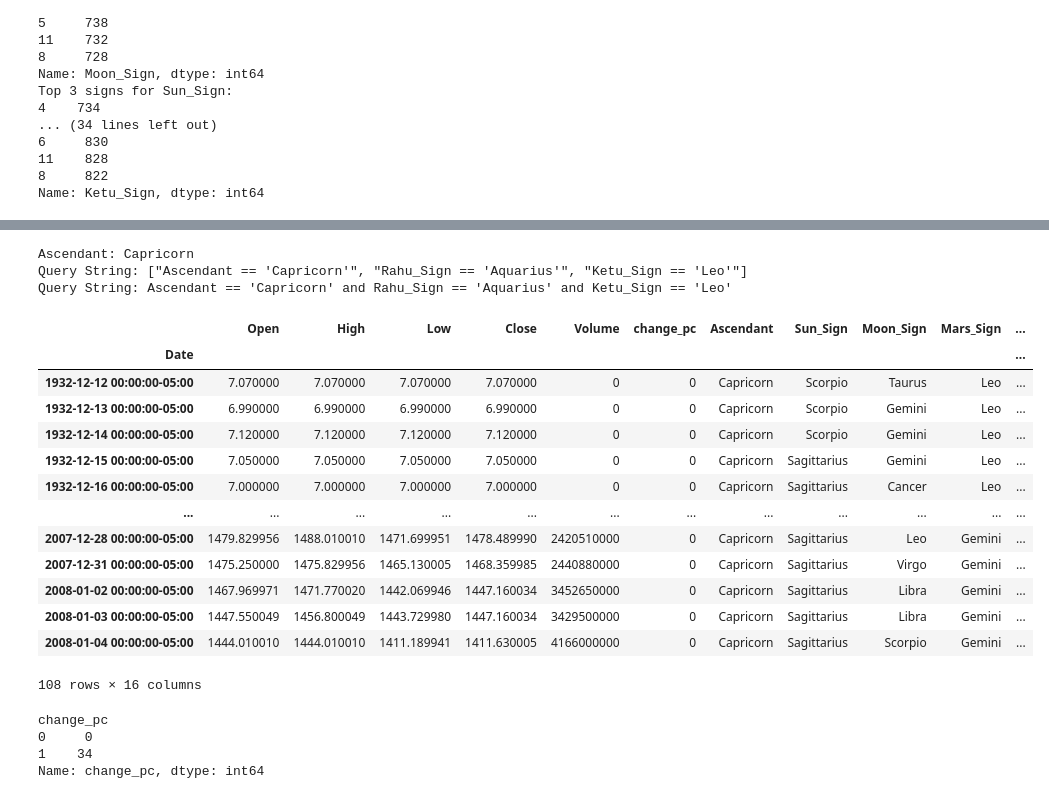
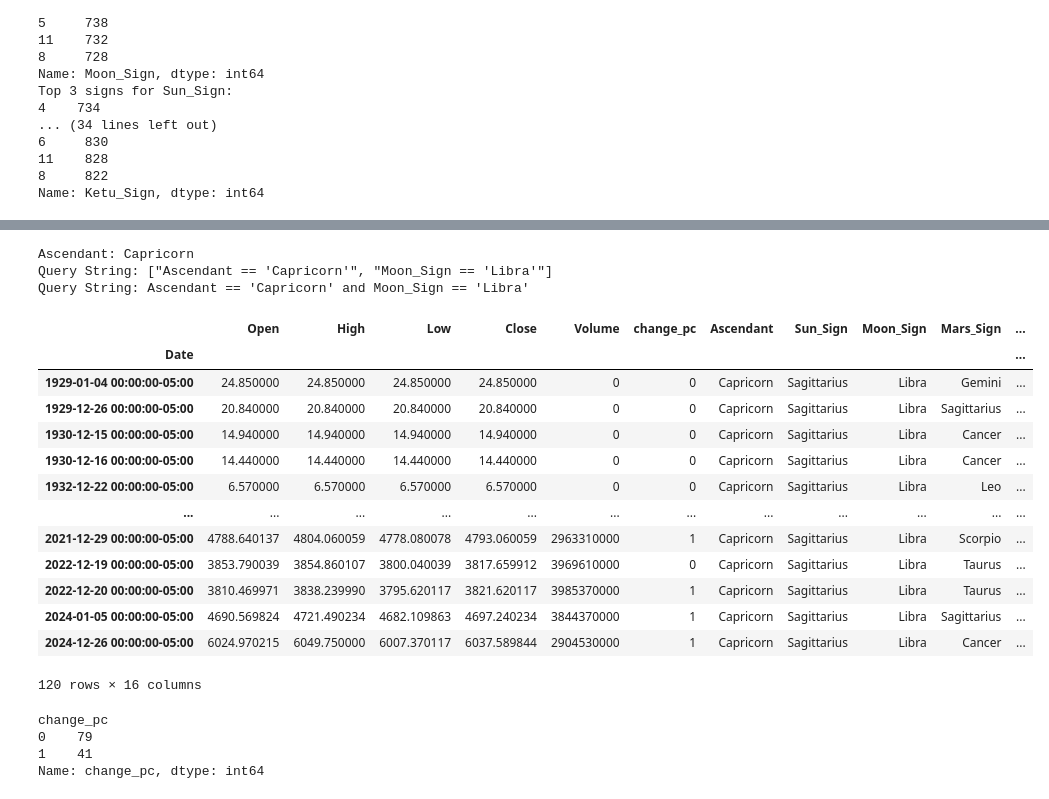
Before and after one commit to arameshraju/datasciencecoursera, a Jupyter notebook: marketrnd/04-astro-corelation_day.ipynb, the cells around one changed output, grey strips where cells are left out. Drawn from its saved outputs; the diff is of its cells as text; code cells hidden in the pictures.

```diff
--- a/marketrnd/04-astro-corelation_day.ipynb
+++ b/marketrnd/04-astro-corelation_day.ipynb
@@ -444,53 +445,53 @@ Ascendant: Capricorn
 # %%
 print(f"Ascendant: {positions['ascendant']['sign']}")
 conditions = []
 conditions.append(f"Ascendant == '{positions['ascendant']['sign']}'")
 for key, value in positions['planets'].items():
     # We wrap the column name in backticks `{key}_Sign` to handle spaces (e.g., "North Node")
-    # if(key not in  ['Uranus','Neptune','Pluto','Rahu','Ketu','Saturn','Jupiter','Mercury','Venus','Mars']):
+    # if(key not in  ['Uranus','Neptune','Pluto','Rahu','Ketu','Saturn','Jupiter']):
     # if(key not in  ['Uranus','Neptune','Pluto','Rahu','Ketu','Saturn','Jupiter','Mercury','Venus','Mars','Sun']):
-    if(key  in  ['Rahu','Ketu']):
+    if(key  in  ['Moon','Saturn']):
 
     # if(key not in  ['Uranus','Neptune','Pluto','Rahu','Ketu','Saturn','Jupiter','Venus','Ascendant']):
         conditions.append(f"{key}_Sign == '{value['sign']}'")
 
 # 2. Join them with ' and '
 strq = " and ".join(conditions)
 
 print(f"Query String: {conditions}")
 
 print(f"Query String: {strq}")
 
 # 3. Only run query if string is not empty
 if strq:
     filtered_df = spx_dates_df.query(strq)
 else:
     filtered_df = spx_dates_df # or empty df, depending on your logic
     print("No conditions provided.")
 
 filtered_df
 # %% [output]
 Ascendant: Capricorn
-Query String: ["Ascendant == 'Capricorn'", "Rahu_Sign == 'Aquarius'", "Ketu_Sign == 'Leo'"]
-Query String: Ascendant == 'Capricorn' and Rahu_Sign == 'Aquarius' and Ketu_Sign == 'Leo'
+Query String: ["Ascendant == 'Capricorn'", "Moon_Sign == 'Libra'"]
+Query String: Ascendant == 'Capricorn' and Moon_Sign == 'Libra'
 |  | Open | High | Low | Close | Volume | change_pc | Ascendant | Sun_Sign | Moon_Sign | Mars_Sign | ... |
 | Date |  |  |  |  |  |  |  |  |  |  | ... |
-| 1932-12-12 00:00:00-05:00 | 7.070000 | 7.070000 | 7.070000 | 7.070000 | 0 | 0 | Capricorn | Scorpio | Taurus | Leo | ... |
-| 1932-12-13 00:00:00-05:00 | 6.990000 | 6.990000 | 6.990000 | 6.990000 | 0 | 0 | Capricorn | Scorpio | Gemini | Leo | ... |
-| 1932-12-14 00:00:00-05:00 | 7.120000 | 7.120000 | 7.120000 | 7.120000 | 0 | 0 | Capricorn | Scorpio | Gemini | Leo | ... |
-| 1932-12-15 00:00:00-05:00 | 7.050000 | 7.050000 | 7.050000 | 7.050000 | 0 | 0 | Capricorn | Sagittarius | Gemini | Leo | ... |
-| 1932-12-16 00:00:00-05:00 | 7.000000 | 7.000000 | 7.000000 | 7.000000 | 0 | 0 | Capricorn | Sagittarius | Cancer | Leo | ... |
+| 1929-01-04 00:00:00-05:00 | 24.850000 | 24.850000 | 24.850000 | 24.850000 | 0 | 0 | Capricorn | Sagittarius | Libra | Gemini | ... |
+| 1929-12-26 00:00:00-05:00 | 20.840000 | 20.840000 | 20.840000 | 20.840000 | 0 | 0 | Capricorn | Sagittarius | Libra | Sagittarius | ... |
+| 1930-12-15 00:00:00-05:00 | 14.940000 | 14.940000 | 14.940000 | 14.940000 | 0 | 0 | Capricorn | Sagittarius | Libra | Cancer | ... |
+| 1930-12-16 00:00:00-05:00 | 14.440000 | 14.440000 | 14.440000 | 14.440000 | 0 | 0 | Capricorn | Sagittarius | Libra | Cancer | ... |
+| 1932-12-22 00:00:00-05:00 | 6.570000 | 6.570000 | 6.570000 | 6.570000 | 0 | 0 | Capricorn | Sagittarius | Libra | Leo | ... |
 | ... | ... | ... | ... | ... | ... | ... | ... | ... | ... | ... | ... |
-| 2007-12-28 00:00:00-05:00 | 1479.829956 | 1488.010010 | 1471.699951 | 1478.489990 | 2420510000 | 0 | Capricorn | Sagittarius | Leo | Gemini | ... |
-| 2007-12-31 00:00:00-05:00 | 1475.250000 | 1475.829956 | 1465.130005 | 1468.359985 | 2440880000 | 0 | Capricorn | Sagittarius | Virgo | Gemini | ... |
-| 2008-01-02 00:00:00-05:00 | 1467.969971 | 1471.770020 | 1442.069946 | 1447.160034 | 3452650000 | 0 | Capricorn | Sagittarius | Libra | Gemini | ... |
-| 2008-01-03 00:00:00-05:00 | 1447.550049 | 1456.800049 | 1443.729980 | 1447.160034 | 3429500000 | 0 | Capricorn | Sagittarius | Libra | Gemini | ... |
-| 2008-01-04 00:00:00-05:00 | 1444.010010 | 1444.010010 | 1411.189941 | 1411.630005 | 4166000000 | 0 | Capricorn | Sagittarius | Scorpio | Gemini | ... |
+| 2021-12-29 00:00:00-05:00 | 4788.640137 | 4804.060059 | 4778.080078 | 4793.060059 | 2963310000 | 1 | Capricorn | Sagittarius | Libra | Scorpio | ... |
+| 2022-12-19 00:00:00-05:00 | 3853.790039 | 3854.860107 | 3800.040039 | 3817.659912 | 3969610000 | 0 | Capricorn | Sagittarius | Libra | Taurus | ... |
+| 2022-12-20 00:00:00-05:00 | 3810.469971 | 3838.239990 | 3795.620117 | 3821.620117 | 3985370000 | 1 | Capricorn | Sagittarius | Libra | Taurus | ... |
+| 2024-01-05 00:00:00-05:00 | 4690.569824 | 4721.490234 | 4682.109863 | 4697.240234 | 3844370000 | 1 | Capricorn | Sagittarius | Libra | Sagittarius | ... |
+| 2024-12-26 00:00:00-05:00 | 6024.970215 | 6049.750000 | 6007.370117 | 6037.589844 | 2904530000 | 1 | Capricorn | Sagittarius | Libra | Cancer | ... |
-108 rows × 16 columns
+120 rows × 16 columns
 # %%
-filtered_df.groupby('change_pc')['change_pc'].sum()
+filtered_df.groupby('change_pc')['change_pc'].count()
 # %% [output]
 change_pc
-0     0
-1    34
+0    79
+1    41
 Name: change_pc, dtype: int64
```
Also changed, not shown: parts of 1 cell of this notebook, 1 other file.
